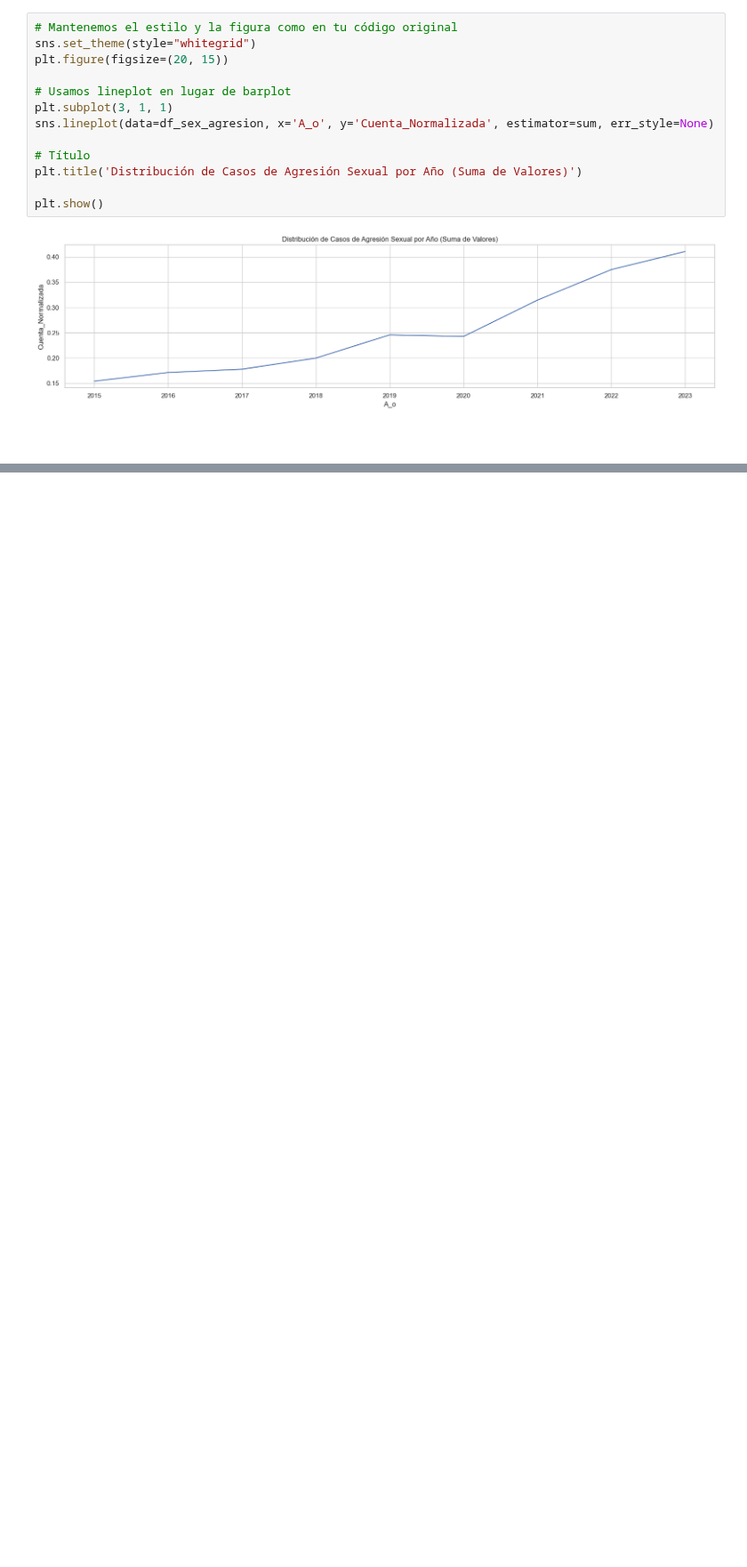
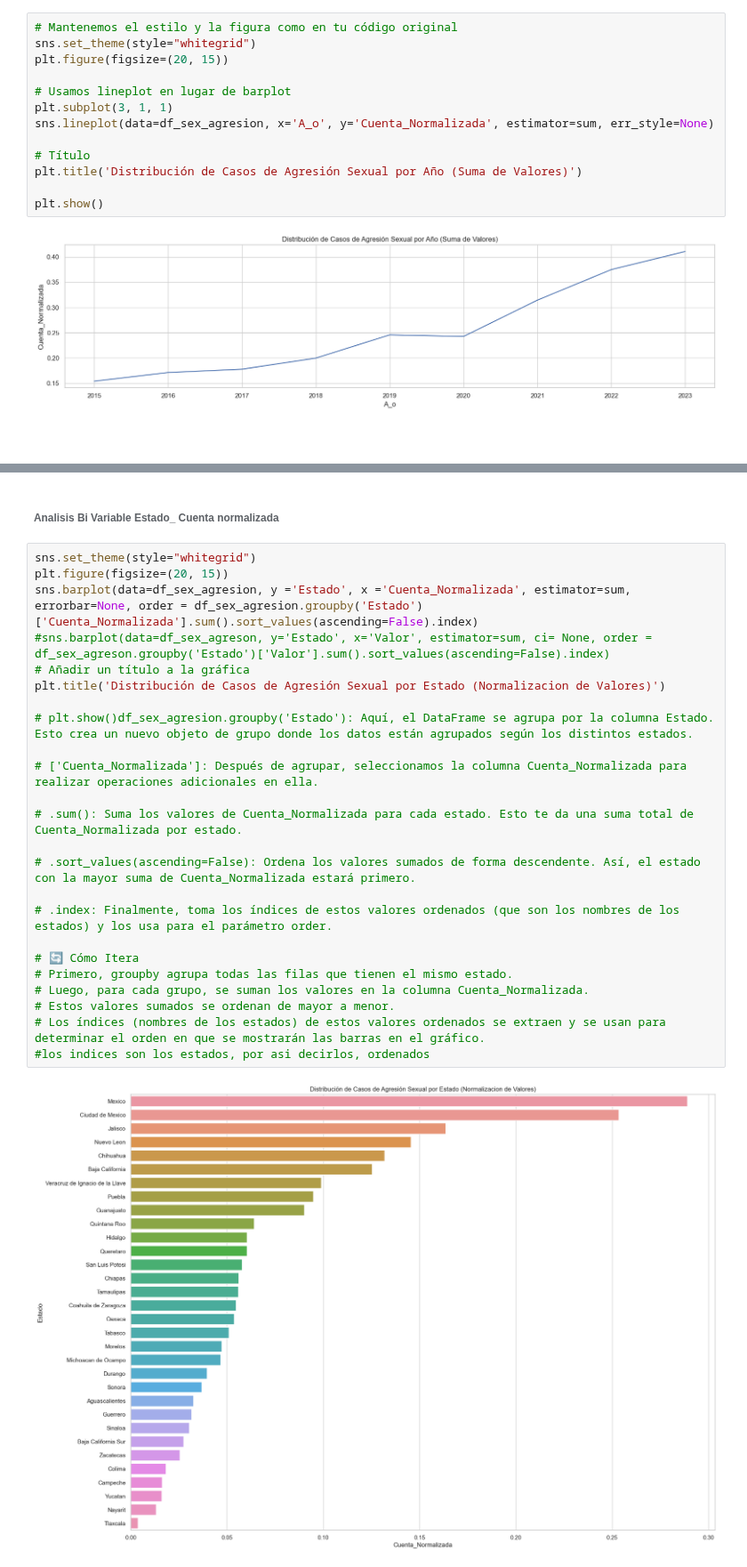
Before and after one commit to BlackEddit/EDA_Cleasings, a Jupyter notebook: EDA_Sex_Agre_New.ipynb, the cells around one changed output, grey strips where cells are left out. Shown at 89% size. Drawn from its saved outputs; the diff is of its cells as text; blank space fills up the shorter version.

```diff
--- a/EDA_Sex_Agre_New.ipynb
+++ b/EDA_Sex_Agre_New.ipynb
@@ -149,0 +157,28 @@ plt.show()
+# %% [markdown]
+###### Analisis Bi Variable Estado_ Cuenta normalizada
+# %%
+sns.set_theme(style="whitegrid")
+plt.figure(figsize=(20, 15))
+sns.barplot(data=df_sex_agresion, y ='Estado', x ='Cuenta_Normalizada', estimator=sum, errorbar=None, order = df_sex_agresion.groupby('Estado')['Cuenta_Normalizada'].sum().sort_values(ascending=False).index)
+#sns.barplot(data=df_sex_agreson, y='Estado', x='Valor', estimator=sum, ci= None, order = df_sex_agreson.groupby('Estado')['Valor'].sum().sort_values(ascending=False).index)
+# Añadir un título a la gráfica
+plt.title('Distribución de Casos de Agresión Sexual por Estado (Normalizacion de Valores)')
+
+# plt.show()df_sex_agresion.groupby('Estado'): Aquí, el DataFrame se agrupa por la columna Estado. Esto crea un nuevo objeto de grupo donde los datos están agrupados según los distintos estados.
+
+# ['Cuenta_Normalizada']: Después de agrupar, seleccionamos la columna Cuenta_Normalizada para realizar operaciones adicionales en ella.
+
+# .sum(): Suma los valores de Cuenta_Normalizada para cada estado. Esto te da una suma total de Cuenta_Normalizada por estado.
+
+# .sort_values(ascending=False): Ordena los valores sumados de forma descendente. Así, el estado con la mayor suma de Cuenta_Normalizada estará primero.
+
+# .index: Finalmente, toma los índices de estos valores ordenados (que son los nombres de los estados) y los usa para el parámetro order.
+
+# 🔄 Cómo Itera
+# Primero, groupby agrupa todas las filas que tienen el mismo estado.
+# Luego, para cada grupo, se suman los valores en la columna Cuenta_Normalizada.
+# Estos valores sumados se ordenan de mayor a menor.
+# Los índices (nombres de los estados) de estos valores ordenados se extraen y se usan para determinar el orden en que se mostrarán las barras en el gráfico.
+#los indices son los estados, por asi decirlos, ordenados
+# %% [output]
+[figure, added]
```
Also changed, not shown: parts of 6 cells of this notebook, 2 other files.
